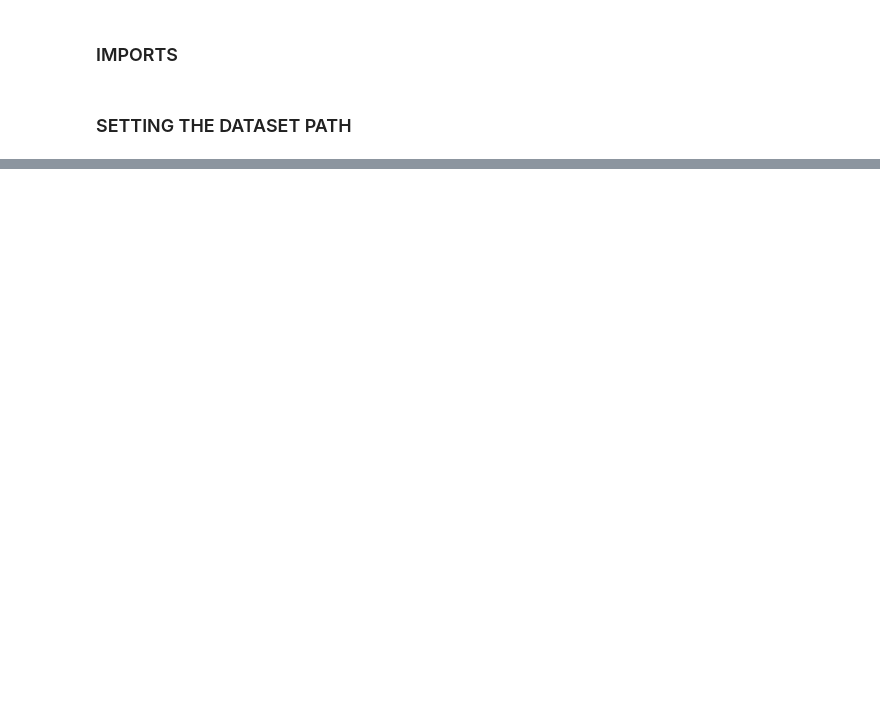
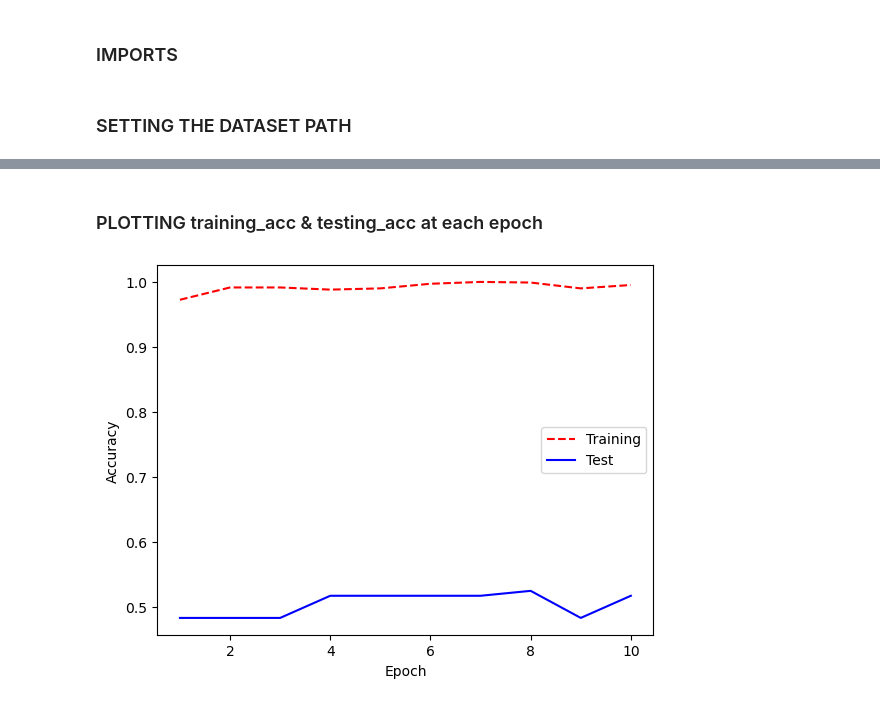
Before and after one commit to DP-0P/SignatureVerification, a Jupyter notebook: custom_cnn.ipynb, the cells around one changed output, grey strips where cells are left out. Cells and saved outputs as stored; diff of their text form; code cells hidden in the pictures; blank space fills up the shorter version.

```diff
--- a/custom_cnn.ipynb
+++ b/custom_cnn.ipynb
@@ -74,6 +114,6 @@ print(Y.shape)
 # %%
 images, Y = shuffle(images,Y,random_state=1)
-train_x,test_x,train_y,test_y = train_test_split(images, Y, test_size=0.4, random_state=415)
+train_x,test_x,train_y,test_y = train_test_split(images, Y, test_size=0.2, random_state=1)
 print(train_x.shape)
 print(test_x.shape)
 print(train_y.shape)
@@ -98,6 +173,0 @@ cnn = models.Sequential([
-# %%
-loss_function=tf.keras.losses.BinaryCrossentropy(from_logits=True)
-cnn.compile(optimizer='adam',loss=loss_function,metrics=['accuracy'])
-# %%
-# train_y = train_y.astype('float32')
-cnn.fit(train_x, train_y, epochs = 5)
@@ -114,0 +174,6 @@ test_y[:5]
+# %%
+# opti = tf.keras.optimizers.SGD(learning_rate=0.001, momentum=0.8)
+# cnn.compile(optimizer=opti,loss='BinaryCrossentropy',metrics=['accuracy'])
+# cnn.compile(optimizer='adam',loss='BinaryCrossentropy',metrics=['accuracy'])
+cnn.compile(optimizer='adam',loss='CategoricalCrossentropy',metrics=['accuracy'])
+history = cnn.fit(train_x, train_y, validation_data=(test_x,test_y), epochs = 10)
@@ -114,0 +201,14 @@ test_y[:5]
+# %% [markdown]
+### PLOTTING training_acc & testing_acc at each epoch
+# %%
+training_acc = history.history['accuracy']
+test_acc = history.history['val_accuracy']
+epoch_count = range(1, len(training_acc) + 1)
+plt.plot(epoch_count, training_acc, 'r--')
+plt.plot(epoch_count, test_acc, 'b-')
+plt.legend(['Training', 'Test'])
+plt.xlabel('Epoch')
+plt.ylabel('Accuracy')
+plt.show()
+# %% [output]
+[figure, added]
```
Also changed, not shown: parts of 28 cells of this notebook, 1 other file.
